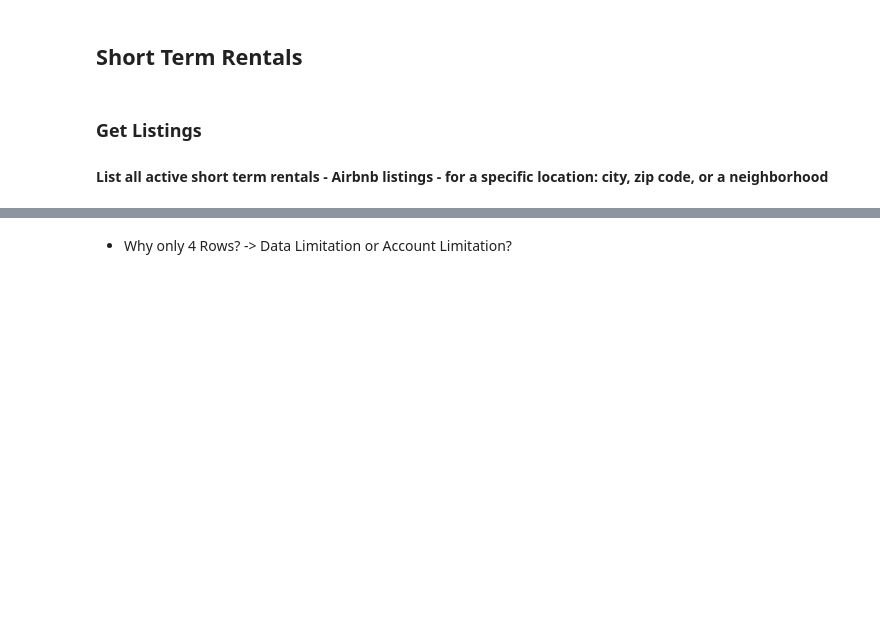
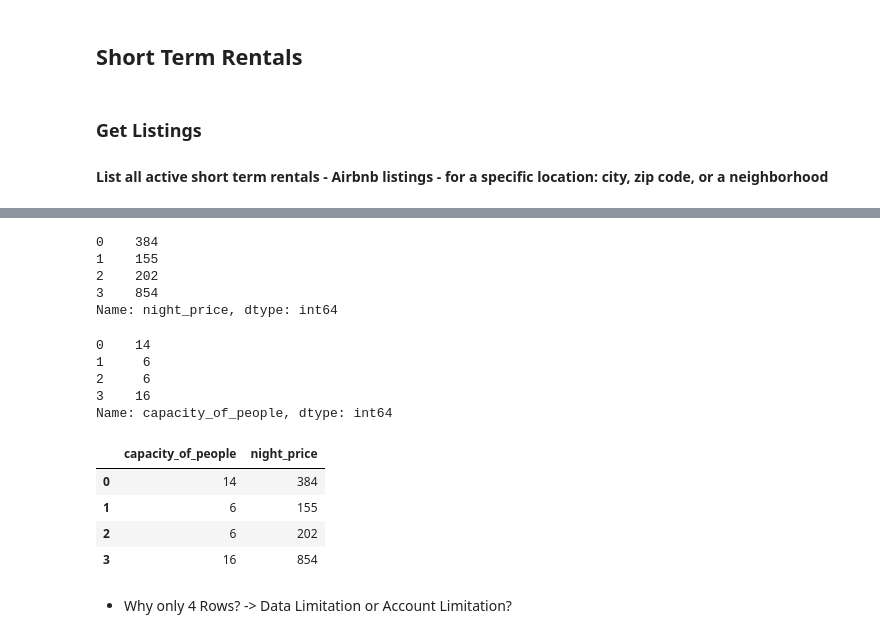
Before and after one commit to taylor-curran/discover-realestate-data, a Jupyter notebook: notebooks/discover_mashvisor_data.ipynb, the cells around one changed output, grey strips where cells are left out. Drawn from its saved outputs; the diff is of its cells as text; code cells hidden in the pictures; blank space fills up the shorter version.

```diff
--- a/notebooks/discover_mashvisor_data.ipynb
+++ b/notebooks/discover_mashvisor_data.ipynb
@@ -76,4 +77,28 @@ Columns: Index(['id', 'property_id', 'source', 'status', 'night_priceـnative',
 4 rows × 36 columns
+# %%
+df['night_price']
+# %% [output]
+0    384
+1    155
+2    202
+3    854
+Name: night_price, dtype: int64
+# %%
+df['capacity_of_people']
+# %% [output]
+0    14
+1     6
+2     6
+3    16
+Name: capacity_of_people, dtype: int64
+# %%
+df[['capacity_of_people', 'night_price']]
+# %% [output]
+|  | capacity_of_people | night_price |
+| 0 | 14 | 384 |
+| 1 | 6 | 155 |
+| 2 | 6 | 202 |
+| 3 | 16 | 854 |
 # %% [markdown]
 - Why only 4 Rows? -> Data Limitation or Account Limitation?
 # %%
```
Also changed, not shown: parts of 14 cells of this notebook, 3 other files.
